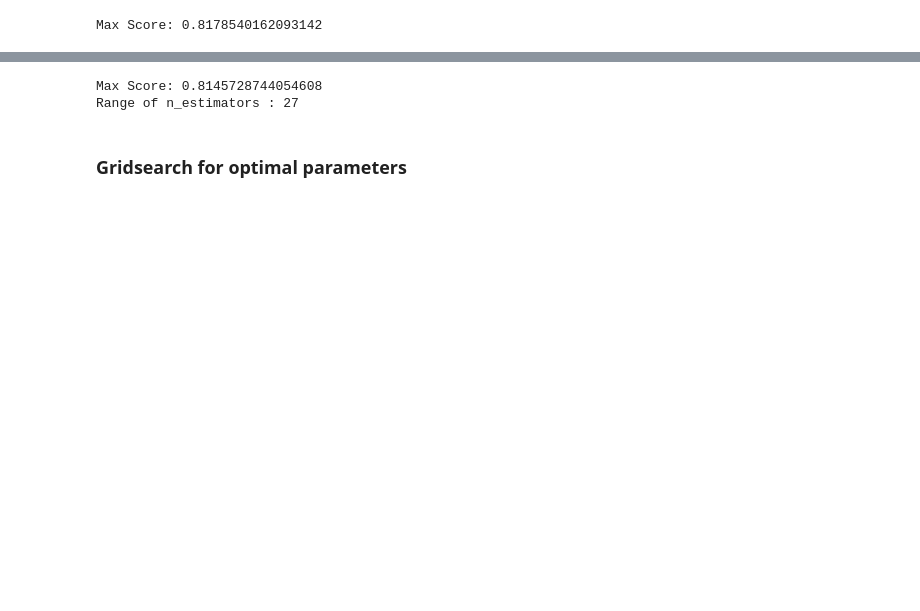
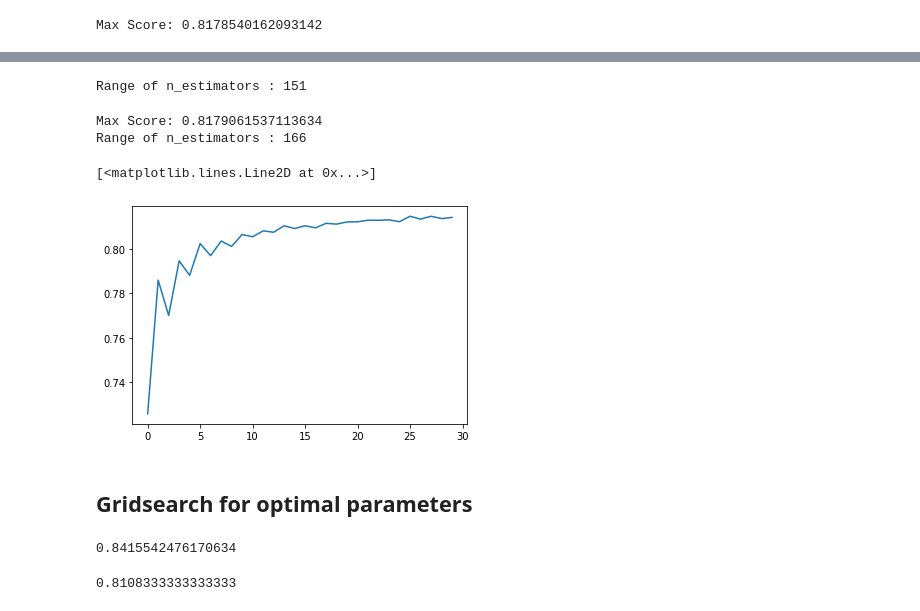
Before and after one commit to GL7526/nyc-mhtn-ds-010620-lectures, a Jupyter notebook: week-9/classification-assessment/credit_card_bakeoff.ipynb, the cells around one changed output, grey strips where cells are left out. Cells and saved outputs as stored; diff of their text form; code cells hidden in the pictures; blank space fills up the shorter version.

```diff
--- a/week-9/classification-assessment/credit_card_bakeoff.ipynb
+++ b/week-9/classification-assessment/credit_card_bakeoff.ipynb
@@ -181,8 +357,0 @@ for i in range(0, 30):
-# %%
-print("Max Score: {}".format(max(score2)))
-print("Range of n_estimators : {}".format(score2.index(max(score2))))
-# %% [output]
-Max Score: 0.8145728744054608
-Range of n_estimators : 27
-# %% [markdown]
-### Gridsearch for optimal parameters
@@ -200,2 +357,0 @@ grid_params={n_estimators: ,
-# %%
-rf= RandomForestClassifier(random_state=666)
@@ -206,0 +358,23 @@ rand_forest = RandomForestClassifier(
+# %%
+print("Range of n_estimators : {}".format(score.index(max(score))*10+1))
+# %% [output]
+Range of n_estimators : 151
+# %%
+score2=[]
+for i in range(140, 170):
+    rf= RandomForestClassifier(n_estimators=i+1,random_state=666)
+    scores=cross_val_score(rf,X_train,y_train,cv=10).mean()
+    score2.append(scores)
+# %%
+print("Max Score: {}".format(max(score2)))
+print("Range of n_estimators : {}".format(140+score2.index(max(score2))))
+# %% [output]
+Max Score: 0.8179061537113634
+Range of n_estimators : 166
+# %%
+plt.plot(list(range(0,30)),score2)
+# %% [output]
+[<matplotlib.lines.Line2D at 0x...>]
+[figure, added]
+# %% [markdown]
+## Gridsearch for optimal parameters
@@ -206,0 +391,10 @@ rand_forest = RandomForestClassifier(
+# %%
+rf= RandomForestClassifier(n_estimators = 166,max_depth= 8, random_state=666)
+rf.fit(x_train, y_train)
+rf.score(x_train, y_train)
+# %% [output]
+0.8415542476170634
+# %%
+rf.score(x_test, y_test)
+# %% [output]
+0.8108333333333333
```
Also changed, not shown: parts of 80 cells of this notebook, 1 other file.
